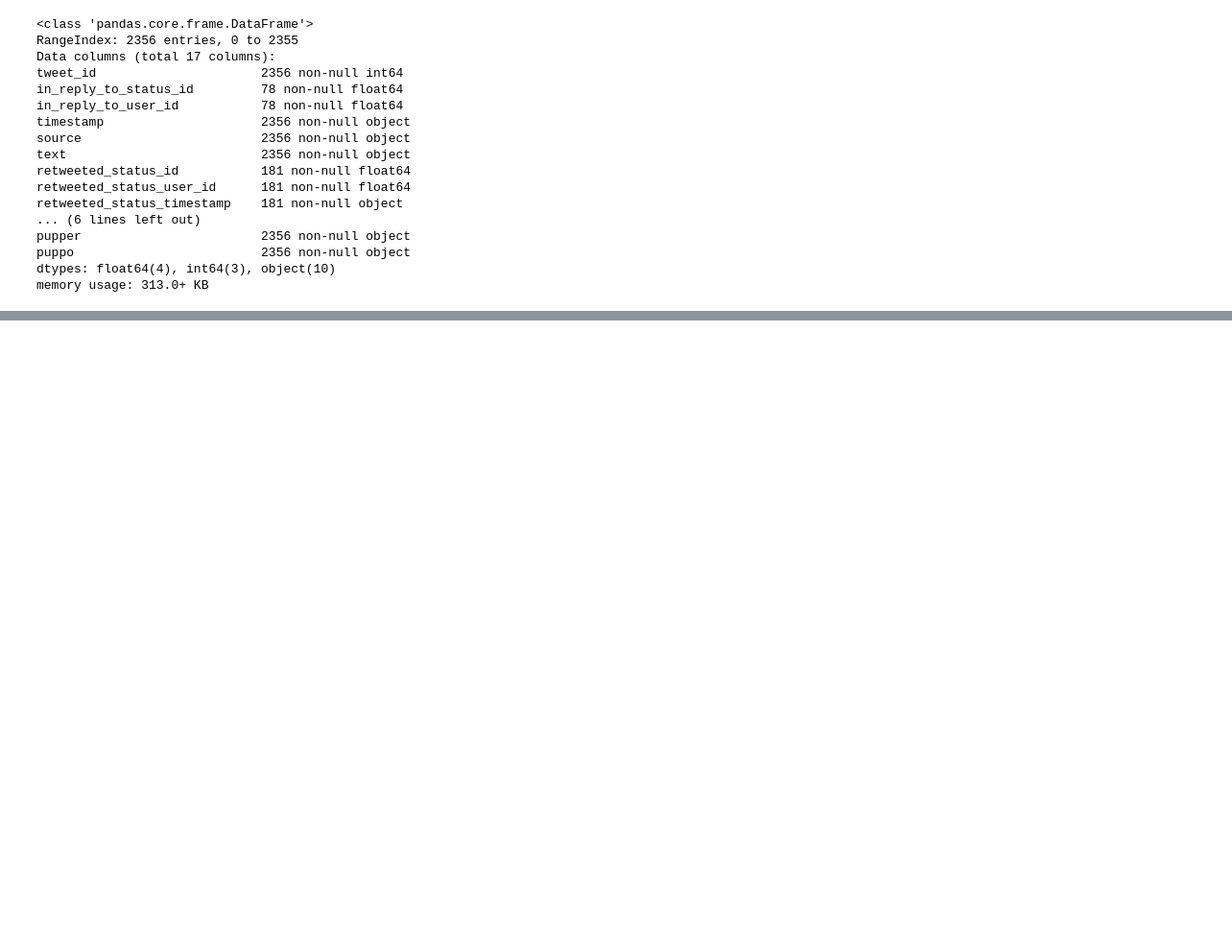
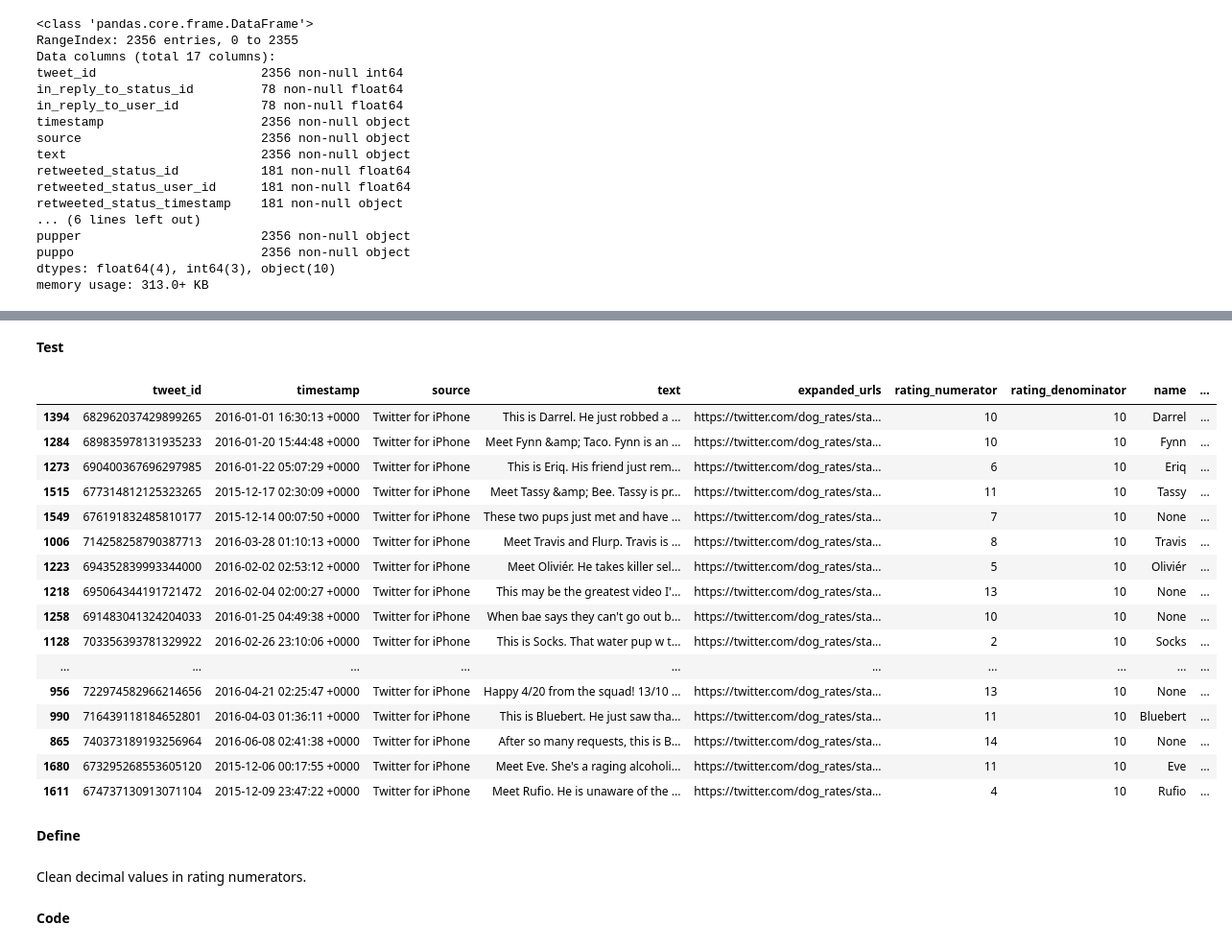
Before and after one commit to Abhijit99dey/Wrangle-and-Analyze-Data, a Jupyter notebook: wrangle_act.ipynb, the cells around one changed output, grey strips where cells are left out. Shown: that part at 96% size. Saved outputs shown, nothing was run; the diff lists cells and outputs as text; code cells hidden in the pictures; blank space fills up the shorter version.

```diff
--- a/wrangle_act.ipynb
+++ b/wrangle_act.ipynb
@@ -863,0 +683,37 @@ https://stackoverflow.com/questions/47704798/python-pandas-drop-dataframe
+# %%
+tmp_rating = twitter_archive_clean[twitter_archive_clean.text.str.contains( r"(\d+\.?\d*\/\d+\.?\d*\D+\d+\.?\d*\/\d+\.?\d*)")].text
+
+for i in tmp_rating:
+    x = twitter_archive_clean.text == i
+    column_1 = 'rating_numerator'
+    column_2 = 'rating_denominator'
+    twitter_archive_clean.loc[x, column_1] = re.findall(r"\d+\.?\d*\/\d+\.?\d*\D+(\d+\.?\d*)\/\d+\.?\d*", i)
+    twitter_archive_clean.loc[x, column_2] = 10
+# %% [markdown]
+__Test__
+# %%
+twitter_archive_clean[twitter_archive_clean.text.isin(tmp_rating)]
+# %% [output]
+|  | tweet_id | timestamp | source | text | expanded_urls | rating_numerator | rating_denominator | name | ... |
+| 1394 | 682962037429899265 | 2016-01-01 16:30:13 +0000 | Twitter for iPhone | This is Darrel. He just robbed a ... | https://twitter.com/dog_rates/sta... | 10 | 10 | Darrel | ... |
+| 1284 | 689835978131935233 | 2016-01-20 15:44:48 +0000 | Twitter for iPhone | Meet Fynn &amp; Taco. Fynn is an ... | https://twitter.com/dog_rates/sta... | 10 | 10 | Fynn | ... |
+| 1273 | 690400367696297985 | 2016-01-22 05:07:29 +0000 | Twitter for iPhone | This is Eriq. His friend just rem... | https://twitter.com/dog_rates/sta... | 6 | 10 | Eriq | ... |
+| 1515 | 677314812125323265 | 2015-12-17 02:30:09 +0000 | Twitter for iPhone | Meet Tassy &amp; Bee. Tassy is pr... | https://twitter.com/dog_rates/sta... | 11 | 10 | Tassy | ... |
+| 1549 | 676191832485810177 | 2015-12-14 00:07:50 +0000 | Twitter for iPhone | These two pups just met and have ... | https://twitter.com/dog_rates/sta... | 7 | 10 | None | ... |
+| 1006 | 714258258790387713 | 2016-03-28 01:10:13 +0000 | Twitter for iPhone | Meet Travis and Flurp. Travis is ... | https://twitter.com/dog_rates/sta... | 8 | 10 | Travis | ... |
+| 1223 | 694352839993344000 | 2016-02-02 02:53:12 +0000 | Twitter for iPhone | Meet Oliviér. He takes killer sel... | https://twitter.com/dog_rates/sta... | 5 | 10 | Oliviér | ... |
+| 1218 | 695064344191721472 | 2016-02-04 02:00:27 +0000 | Twitter for iPhone | This may be the greatest video I'... | https://twitter.com/dog_rates/sta... | 13 | 10 | None | ... |
+| 1258 | 691483041324204033 | 2016-01-25 04:49:38 +0000 | Twitter for iPhone | When bae says they can't go out b... | https://twitter.com/dog_rates/sta... | 10 | 10 | None | ... |
+| 1128 | 703356393781329922 | 2016-02-26 23:10:06 +0000 | Twitter for iPhone | This is Socks. That water pup w t... | https://twitter.com/dog_rates/sta... | 2 | 10 | Socks | ... |
+| ... | ... | ... | ... | ... | ... | ... | ... | ... | ... |
+| 956 | 722974582966214656 | 2016-04-21 02:25:47 +0000 | Twitter for iPhone | Happy 4/20 from the squad! 13/10 ... | https://twitter.com/dog_rates/sta... | 13 | 10 | None | ... |
+| 990 | 716439118184652801 | 2016-04-03 01:36:11 +0000 | Twitter for iPhone | This is Bluebert. He just saw tha... | https://twitter.com/dog_rates/sta... | 11 | 10 | Bluebert | ... |
+| 865 | 740373189193256964 | 2016-06-08 02:41:38 +0000 | Twitter for iPhone | After so many requests, this is B... | https://twitter.com/dog_rates/sta... | 14 | 10 | None | ... |
+| 1680 | 673295268553605120 | 2015-12-06 00:17:55 +0000 | Twitter for iPhone | Meet Eve. She's a raging alcoholi... | https://twitter.com/dog_rates/sta... | 11 | 10 | Eve | ... |
+| 1611 | 674737130913071104 | 2015-12-09 23:47:22 +0000 | Twitter for iPhone | Meet Rufio. He is unaware of the ... | https://twitter.com/dog_rates/sta... | 4 | 10 | Rufio | ... |
+# %% [markdown]
+__Define__
+# %% [markdown]
+Clean decimal values in rating numerators.
+# %% [markdown]
+__Code__
```
Also changed, not shown: parts of 220 cells of this notebook, 6 other files.
